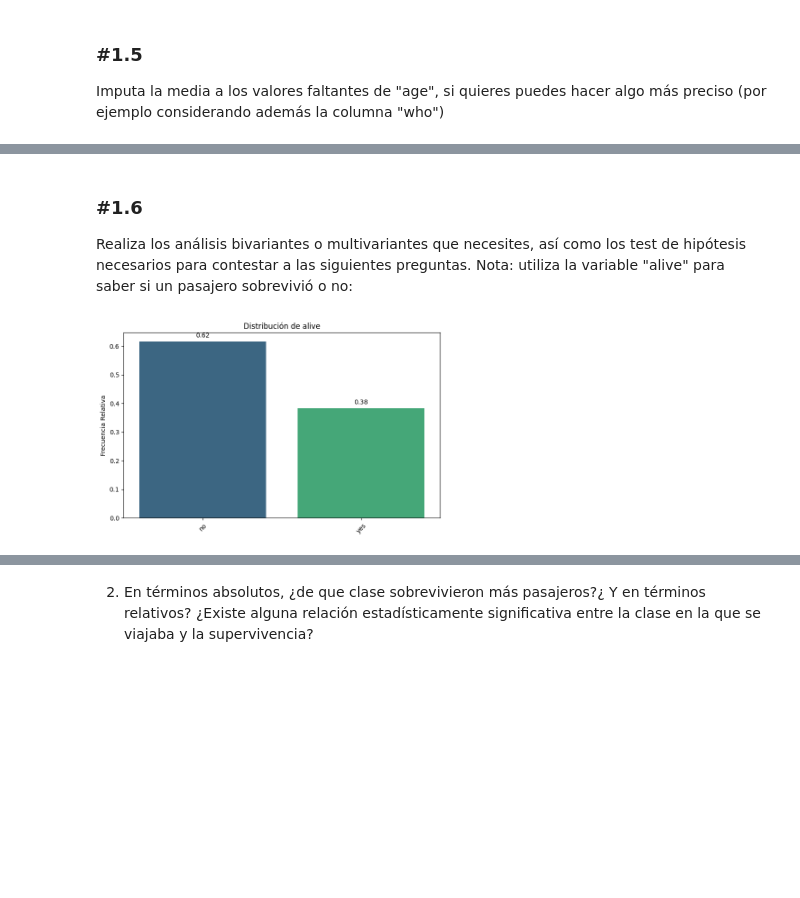
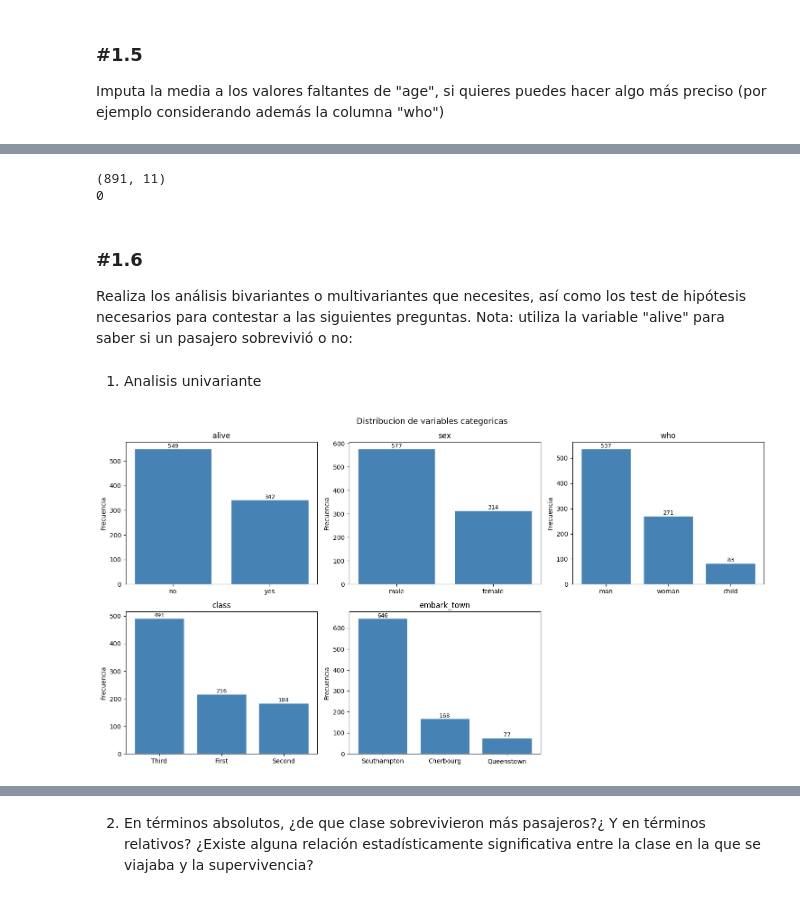
Before and after one commit to eleacos/DS-Online-Elena-Acosta, a Jupyter notebook: 03_Data_Analysis/Sprint_07/Unidad_02_Estadistica_Descriptiva_Multivariante/03_Practica_Obligatoria/18_Practica_Obligatoria_Multivariante.ipynb, the cells around one changed output, grey strips where cells are left out. Drawn from its saved outputs; the diff is of its cells as text; code cells hidden in the pictures; blank space fills up the shorter version.

```diff
--- a/03_Data_Analysis/Sprint_07/Unidad_02_Estadistica_Descriptiva_Multivariante/03_Practica_Obligatoria/18_Practica_Obligatoria_Multivariante.ipynb
+++ b/03_Data_Analysis/Sprint_07/Unidad_02_Estadistica_Descriptiva_Multivariante/03_Practica_Obligatoria/18_Practica_Obligatoria_Multivariante.ipynb
@@ -113,2 +99,3 @@ embark_town_mode = df["embark_town"].mode()[0]
-# %%
-embark_town_mode = df.loc[df["embark_town"].isna(), "embark_town"]
+# %%
+df["embark_town"] = df["embark_town"].fillna(embark_town_mode)
+print(f"Nulos: {df["embark_town"].isna().sum()}")
@@ -139,9 +138,12 @@ df.loc[is_man & df["age_imputed"], "age"] = mediana_man
+# %%
+print(df.shape)
+print(df.isna().sum().sum())
+# %% [output]
+(891, 11)
+0
 # %% [markdown]
 ### #1.6
 
 Realiza los análisis bivariantes o multivariantes que necesites, así como los test de hipótesis necesarios para contestar a las siguientes preguntas. Nota: utiliza la variable "alive" para saber si un pasajero sobrevivió o no:
-# %%
-# antes del análisis, veo la distribución del target
-pinta_distribucion_categoricas(df, ["alive"], relativa= True, mostrar_valores= True)
-# %% [output]
-[figure, removed]
+# %% [markdown]
+1. Analisis univariante
@@ -147,0 +152,20 @@ pinta_distribucion_categoricas(df, ["alive"], relativa= True, mostrar_valores= T
+# %%
+cat_cols = ["alive", "sex", "who", "class", "embark_town"]
+
+fig, axes = plt.subplots(2, 3, figsize=(15, 8))
+axes = axes.flatten()
+
+for i, col in enumerate(cat_cols):
+    counts = df[col].value_counts()
+    axes[i].bar(counts.index, counts.values, color="steelblue", edgecolor="white")
+    axes[i].set_title(col)
+    axes[i].set_ylabel("Frecuencia")
+    for j, v in enumerate(counts.values):
+        axes[i].text(j, v + 5, str(v), ha="center", fontsize=9)
+
+axes[5].set_visible(False)
+plt.suptitle("Distribucion de variables categoricas", fontsize=13)
+plt.tight_layout()
+plt.show()
+# %% [output]
+[figure, added]
```
Also changed, not shown: parts of 34 cells of this notebook, 11 other files.
